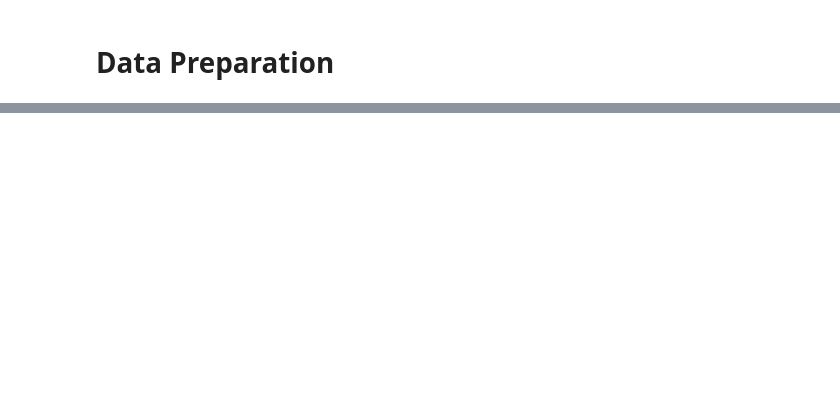
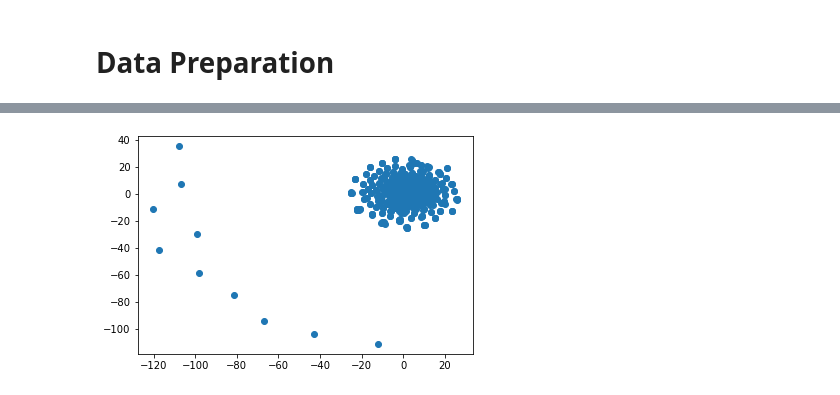
Before and after one commit to amberleeBME/crypto-clusters, a Jupyter notebook: crypto.ipynb, the cells around one changed output, grey strips where cells are left out. Saved outputs shown, nothing was run; the diff lists cells and outputs as text; code cells hidden in the pictures; blank space fills up the shorter version.

Commit message:
Dimensionality Reduction

```diff
--- a/crypto.ipynb
+++ b/crypto.ipynb
@@ -25,0 +31,9 @@ df
+# %%
+# Create dummy variables
+df = pd.get_dummies(df).copy()
+# Standardize dataset
+arr_scaled = StandardScaler().fit_transform(df)
+df_scaled = pd.DataFrame(
+    data=arr_scaled
+)
+df_scaled
@@ -25,0 +60,8 @@ df
+# %%
+# Perform dimensionality reduction with PCA. Preserve 90% of the explained variance in dimensionality reduction.
+pca = PCA(n_components=0.90)
+pca_components = pca.fit_transform(arr_scaled)
+df_pca = pd.DataFrame(
+    data=pca_components
+)
+df_pca
@@ -25,0 +82,11 @@ df
+# %%
+# run t-SNE on the principal components: the output of the PCA transformation.
+tsne = TSNE(learning_rate=250)
+tsne_feat = tsne.fit_transform(pca_components)
+tsne_feat.shape
+
+#  create a scatter plot of the t-SNE output. Observe whether there are distinct clusters or not.
+plt.scatter(tsne_feat[:,0], tsne_feat[:,1])
+plt.show()
+# %% [output]
+[figure, added]
```
Also changed, not shown: parts of 5 cells of this notebook.
